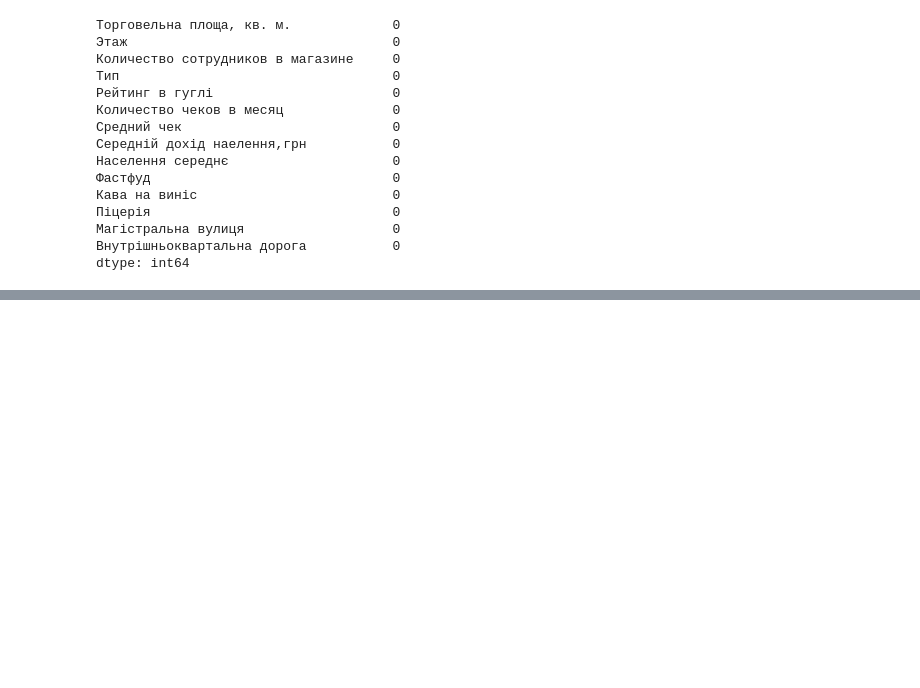
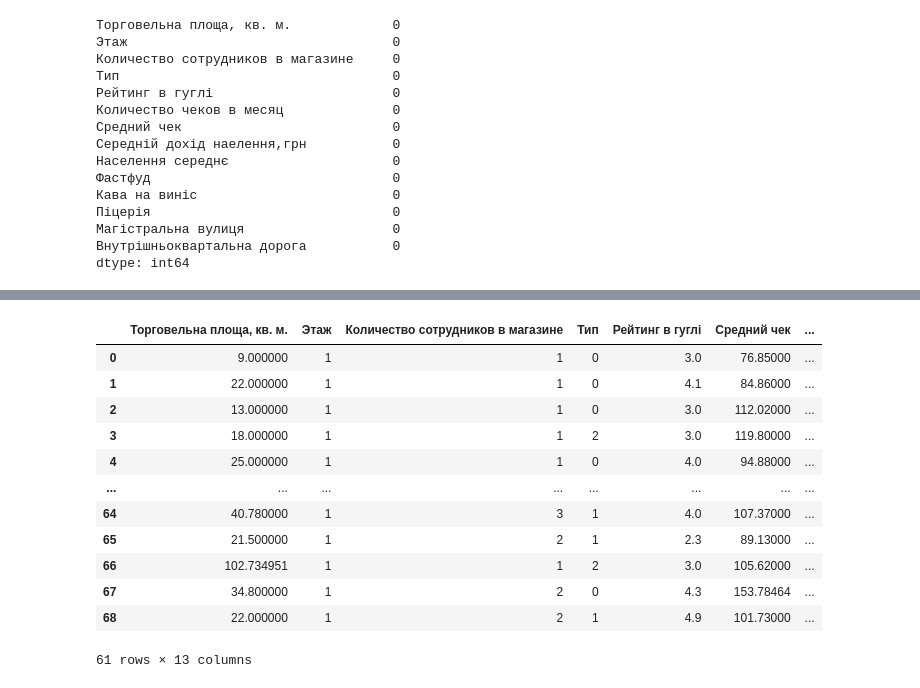
Before and after one commit to Saridzha/v, a Jupyter notebook: Untitled.ipynb, the cells around one changed output, grey strips where cells are left out. Cells and saved outputs as stored; diff of their text form; code cells hidden in the pictures; blank space fills up the shorter version.

```diff
--- a/Untitled.ipynb
+++ b/Untitled.ipynb
@@ -227,0 +289,20 @@ sns.pairplot(df)
+# %%
+X = df.iloc[:, [True,True,True,True,True,False,True,True,True,True,True,True,True,True]]
+y = df['Количество чеков в месяц']
+from sklearn.model_selection import train_test_split
+X_train, X_test, y_train, y_test = train_test_split(X, y, test_size=0.2, random_state=10)
+X
+# %% [output]
+|  | Торговельна площа, кв. м. | Этаж | Количество сотрудников в магазине | Тип | Рейтинг в гуглі | Средний чек | ... |
+| 0 | 9.000000 | 1 | 1 | 0 | 3.0 | 76.85000 | ... |
+| 1 | 22.000000 | 1 | 1 | 0 | 4.1 | 84.86000 | ... |
+| 2 | 13.000000 | 1 | 1 | 0 | 3.0 | 112.02000 | ... |
+| 3 | 18.000000 | 1 | 1 | 2 | 3.0 | 119.80000 | ... |
+| 4 | 25.000000 | 1 | 1 | 0 | 4.0 | 94.88000 | ... |
+| ... | ... | ... | ... | ... | ... | ... | ... |
+| 64 | 40.780000 | 1 | 3 | 1 | 4.0 | 107.37000 | ... |
+| 65 | 21.500000 | 1 | 2 | 1 | 2.3 | 89.13000 | ... |
+| 66 | 102.734951 | 1 | 1 | 2 | 3.0 | 105.62000 | ... |
+| 67 | 34.800000 | 1 | 2 | 0 | 4.3 | 153.78464 | ... |
+| 68 | 22.000000 | 1 | 2 | 1 | 4.9 | 101.73000 | ... |
+61 rows × 13 columns
```
Also changed, not shown: parts of 28 cells of this notebook.
